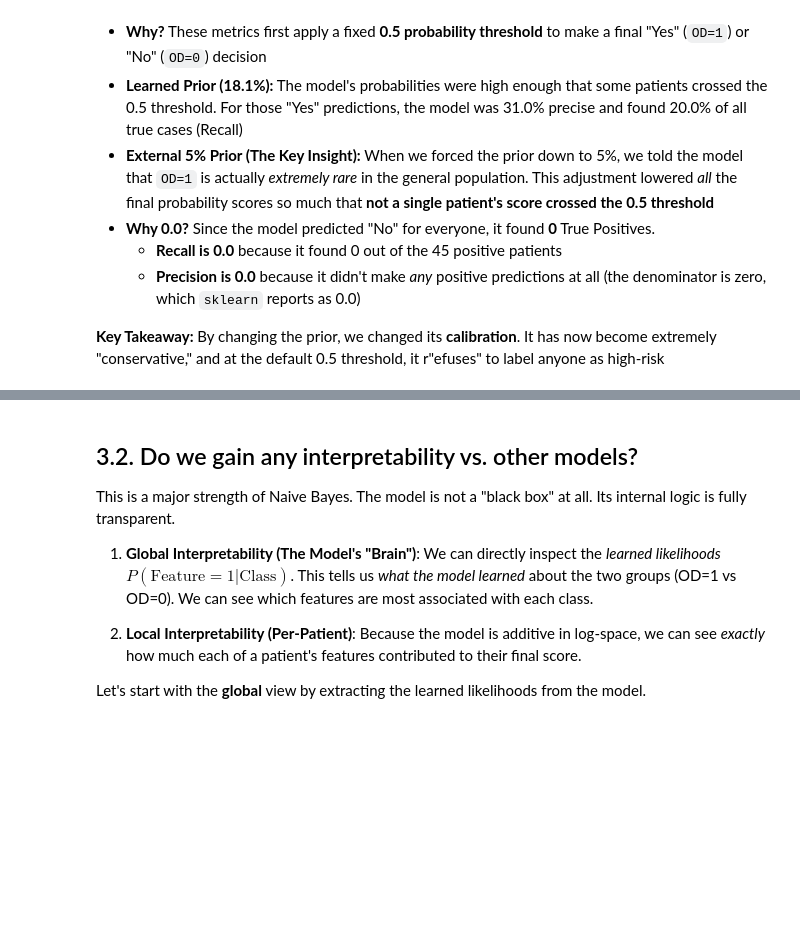
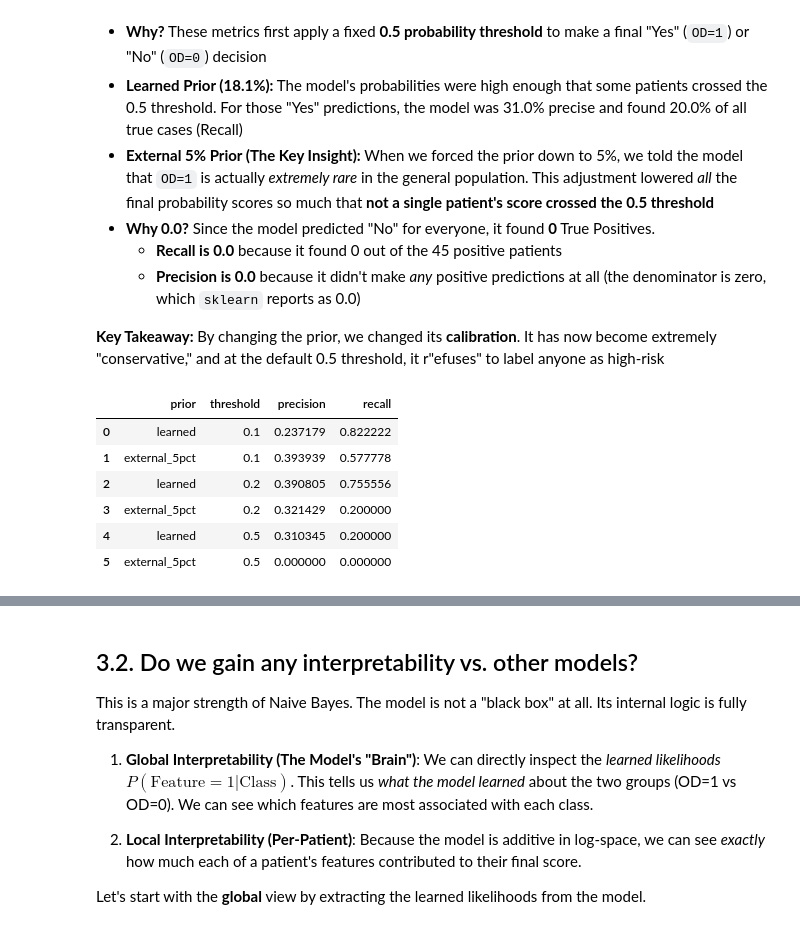
Before and after one commit to IE-ML-for-Healthcare/Bayesian-in-HC, a Jupyter notebook: 04_naive_bayes_opioid_demo.ipynb, the cells around one changed output, grey strips where cells are left out. Drawn from its saved outputs; the diff is of its cells as text; code cells hidden in the pictures; blank space fills up the shorter version.

```diff
--- a/04_naive_bayes_opioid_demo.ipynb
+++ b/04_naive_bayes_opioid_demo.ipynb
@@ -287,3 +286,34 @@ Recall (at 0.5 threshold):
     * **Precision is 0.0** because it didn't make *any* positive predictions at all (the denominator is zero, which `sklearn` reports as 0.0)
 
 **Key Takeaway:** By changing the prior, we changed its **calibration**. It has now become extremely "conservative," and at the default 0.5 threshold, it r"efuses" to label anyone as high-risk
+# %%
+# Compare several thresholds side by side for both priors
+thr_values = [0.1, 0.2, 0.5]
+rows = []
+for thr in thr_values:
+    # Learned prior
+    y_hat = (y_proba >= thr).astype(int)
+    rows.append({
+        "prior": "learned",
+        "threshold": thr,
+        "precision": precision_score(y_test, y_hat, zero_division=0),
+        "recall": recall_score(y_test, y_hat, zero_division=0)
+    })
+    # External 5 percent prior
+    y_hat_ext = (ext_proba >= thr).astype(int)
+    rows.append({
+        "prior": "external_5pct",
+        "threshold": thr,
+        "precision": precision_score(y_test, y_hat_ext, zero_division=0),
+        "recall": recall_score(y_test, y_hat_ext, zero_division=0)
+    })
+
+pd.DataFrame(rows)
+# %% [output]
+|  | prior | threshold | precision | recall |
+| 0 | learned | 0.1 | 0.237179 | 0.822222 |
+| 1 | external_5pct | 0.1 | 0.393939 | 0.577778 |
+| 2 | learned | 0.2 | 0.390805 | 0.755556 |
+| 3 | external_5pct | 0.2 | 0.321429 | 0.200000 |
+| 4 | learned | 0.5 | 0.310345 | 0.200000 |
+| 5 | external_5pct | 0.5 | 0.000000 | 0.000000 |
```
Also changed, not shown: parts of 5 cells of this notebook.
